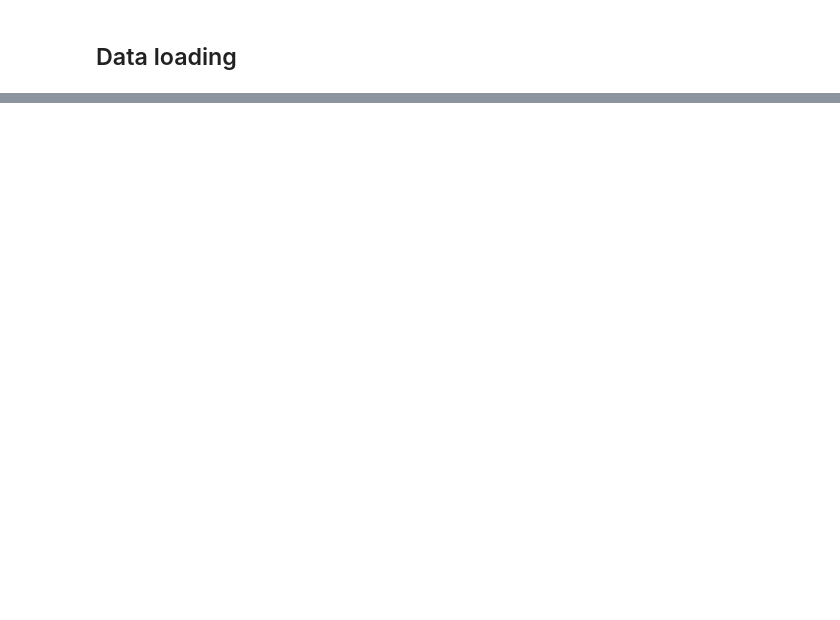
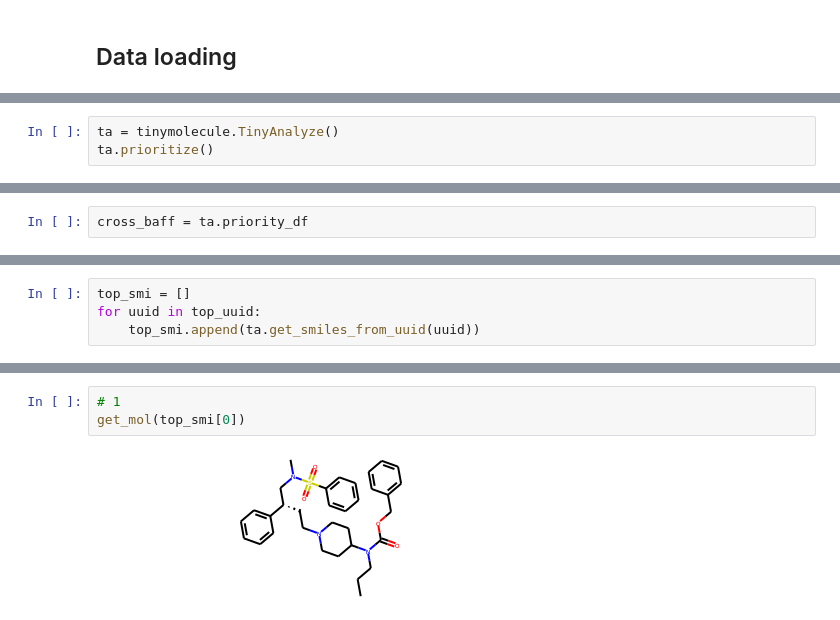
Before and after one commit to Munchic/tinymolecule, a Jupyter notebook: analysis/baff_best.ipynb, the cells around one changed output, grey strips where cells are left out. Saved outputs shown, nothing was run; the diff lists cells and outputs as text; blank space fills up the shorter version.

```diff
--- a/analysis/baff_best.ipynb
+++ b/analysis/baff_best.ipynb
@@ -157,0 +14,3 @@ s
+# %%
+ta = tinymolecule.TinyAnalyze()
+ta.prioritize()
@@ -158,3 +19,5 @@ s
+# %%
+cross_baff = ta.priority_df
 # %%
 top_uuid = cross_baff["uuid"][:5]
 top_uuid
@@ -196,0 +31,4 @@ Name: SMILES, dtype: object
+# %%
+top_smi = []
+for uuid in top_uuid:
+    top_smi.append(ta.get_smiles_from_uuid(uuid))
@@ -196,0 +43,5 @@ Name: SMILES, dtype: object
+# %%
+# 1
+get_mol(top_smi[0])
+# %% [output]
+[figure, added]
```
Also changed, not shown: parts of 29 cells of this notebook, 3 other files.
